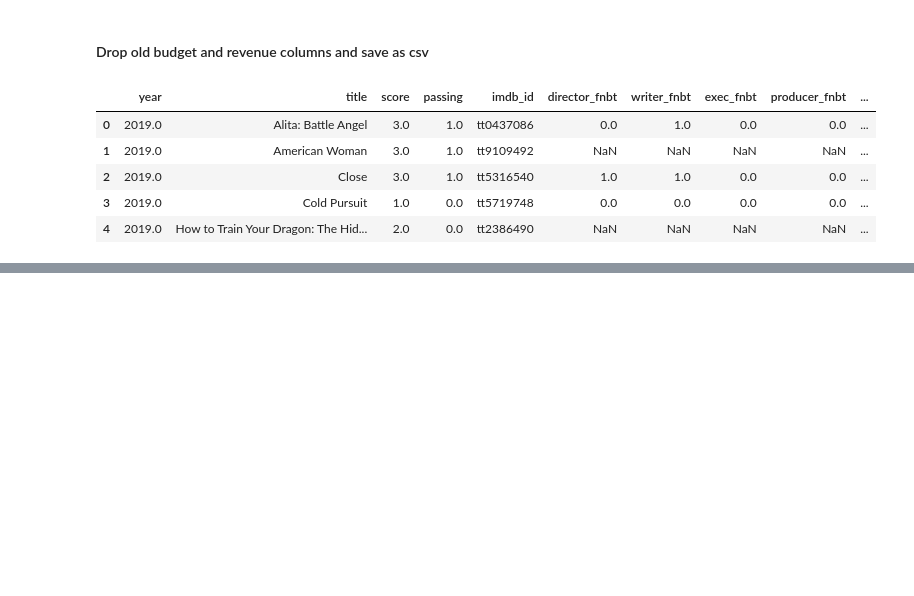
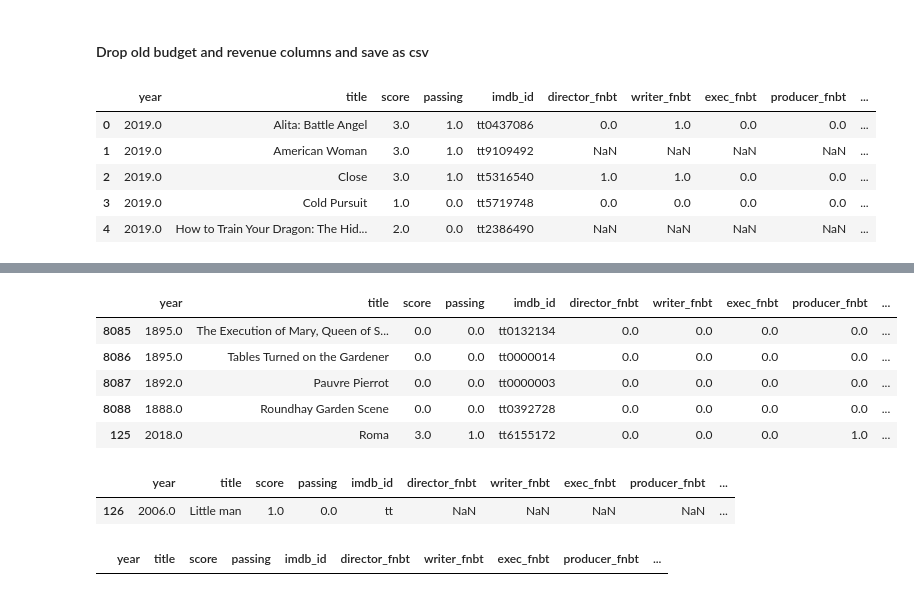
Before and after one commit to MagicMilly/women-in-film-analysis-dashboard, a Jupyter notebook: more_data_munging_useful.ipynb, the cells around one changed output, grey strips where cells are left out. Saved outputs shown, nothing was run; the diff lists cells and outputs as text; code cells hidden in the pictures; blank space fills up the shorter version.

```diff
--- a/more_data_munging_useful.ipynb
+++ b/more_data_munging_useful.ipynb
@@ -1918,0 +1994,18 @@ bechdel_df.to_csv('my_data/bechdel_with_api_info.csv', index=False)
+# %%
+bechdel_df.tail()
+# %% [output]
+|  | year | title | score | passing | imdb_id | director_fnbt | writer_fnbt | exec_fnbt | producer_fnbt | ... |
+| 8085 | 1895.0 | The Execution of Mary, Queen of S... | 0.0 | 0.0 | tt0132134 | 0.0 | 0.0 | 0.0 | 0.0 | ... |
+| 8086 | 1895.0 | Tables Turned on the Gardener | 0.0 | 0.0 | tt0000014 | 0.0 | 0.0 | 0.0 | 0.0 | ... |
+| 8087 | 1892.0 | Pauvre Pierrot | 0.0 | 0.0 | tt0000003 | 0.0 | 0.0 | 0.0 | 0.0 | ... |
+| 8088 | 1888.0 | Roundhay Garden Scene | 0.0 | 0.0 | tt0392728 | 0.0 | 0.0 | 0.0 | 0.0 | ... |
+| 125 | 2018.0 | Roma | 3.0 | 1.0 | tt6155172 | 0.0 | 0.0 | 0.0 | 1.0 | ... |
+# %%
+bechdel_df.loc[bechdel_df.title == 'Little man']
+# %% [output]
+|  | year | title | score | passing | imdb_id | director_fnbt | writer_fnbt | exec_fnbt | producer_fnbt | ... |
+| 126 | 2006.0 | Little man | 1.0 | 0.0 | tt | NaN | NaN | NaN | NaN | ... |
+# %%
+bechdel_df.loc[bechdel_df.title == 'Littleman']
+# %% [output]
+|  | year | title | score | passing | imdb_id | director_fnbt | writer_fnbt | exec_fnbt | producer_fnbt | ... |
```
Also changed, not shown: parts of 23 cells of this notebook.
